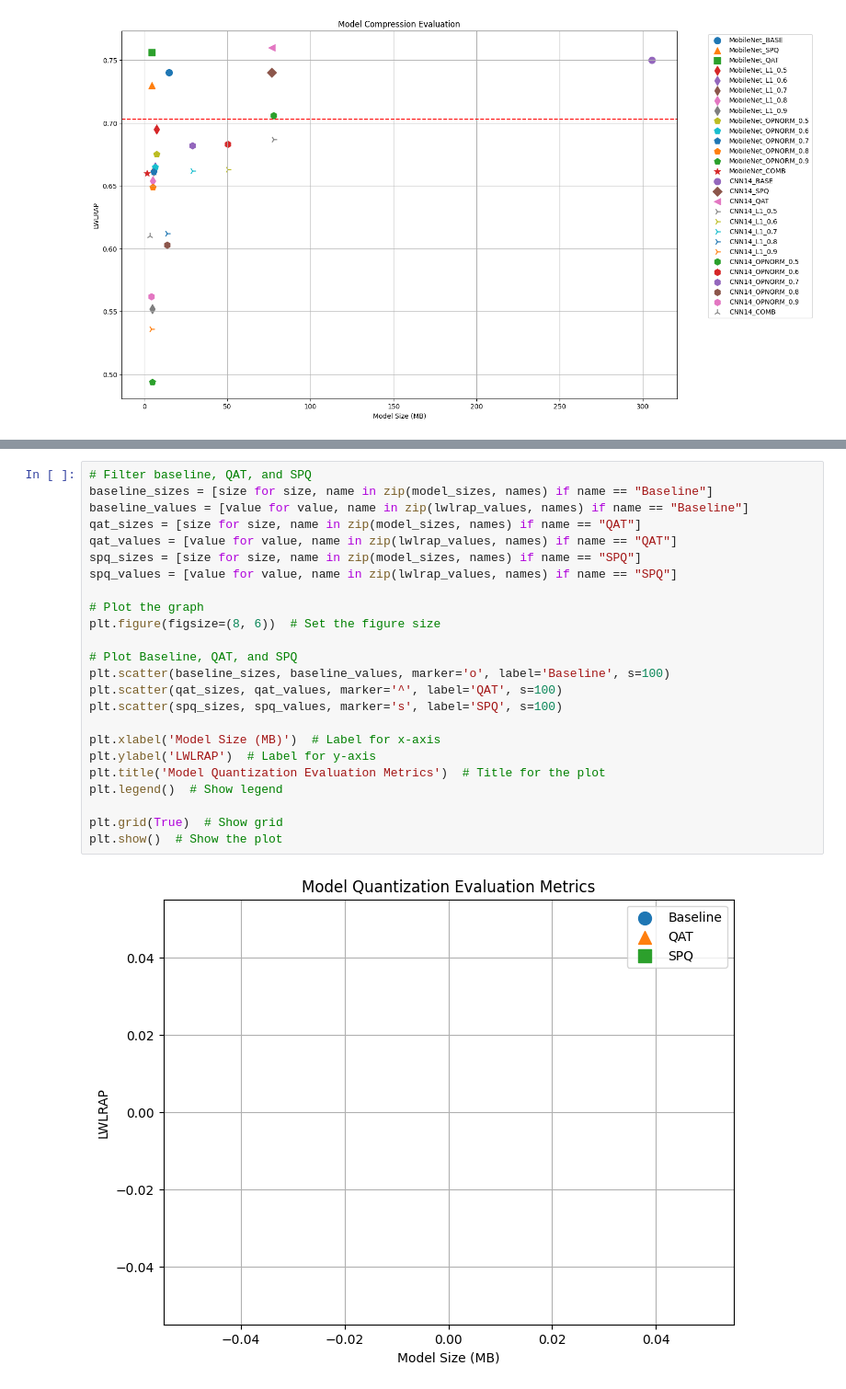
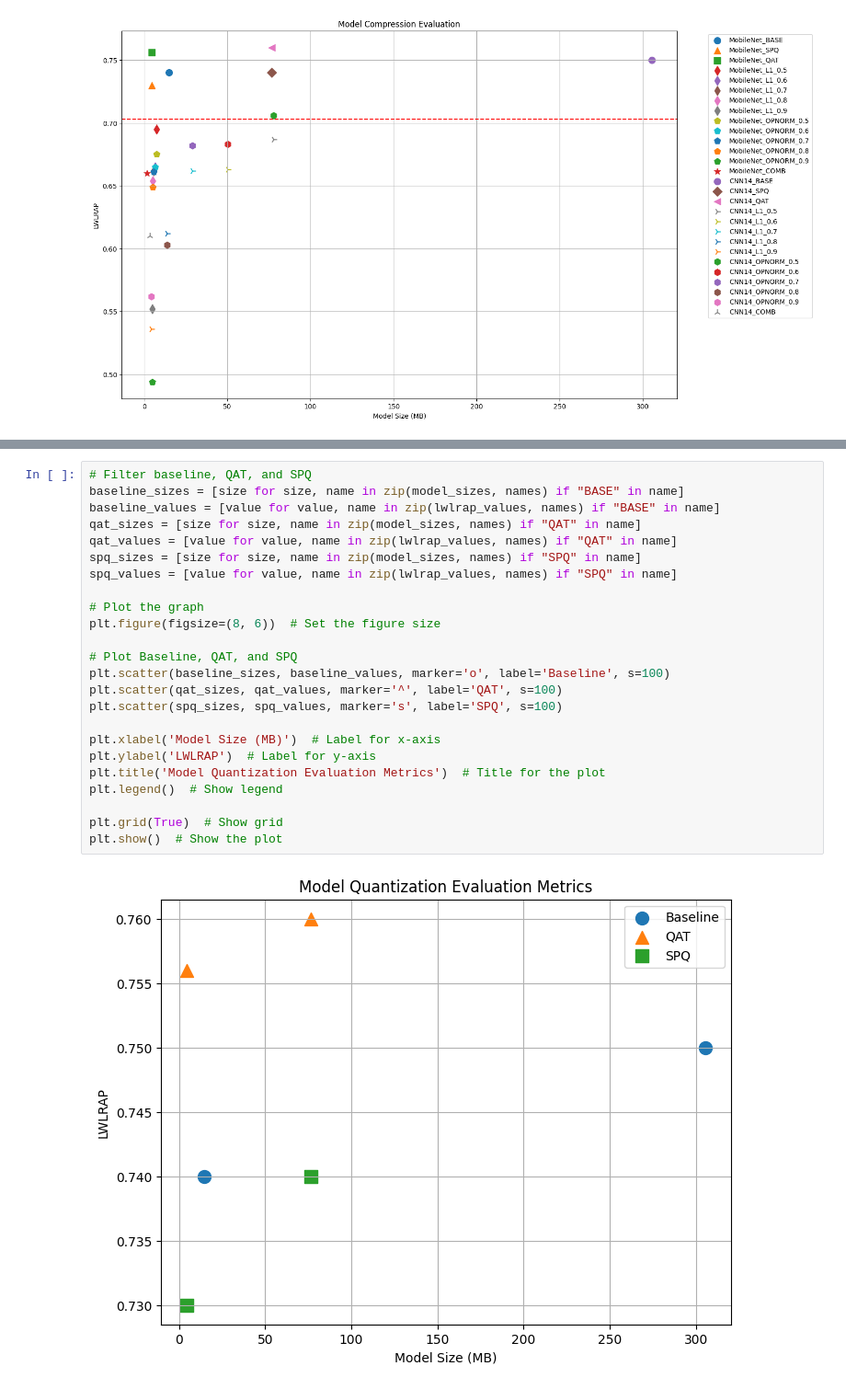
Before and after one commit to cyrielladriere/audio-environmental-monitoring, a Jupyter notebook: scripts/results.ipynb, the cells around one changed output, grey strips where cells are left out. Shown: that part at 92% size. Saved outputs shown, nothing was run; the diff lists cells and outputs as text.

```diff
--- a/scripts/results.ipynb
+++ b/scripts/results.ipynb
@@ -63,26 +92,26 @@ plt.show()  # Show the plot
 # %%
 # Filter baseline, QAT, and SPQ
-baseline_sizes = [size for size, name in zip(model_sizes, names) if name == "Baseline"]
-baseline_values = [value for value, name in zip(lwlrap_values, names) if name == "Baseline"]
-qat_sizes = [size for size, name in zip(model_sizes, names) if name == "QAT"]
-qat_values = [value for value, name in zip(lwlrap_values, names) if name == "QAT"]
-spq_sizes = [size for size, name in zip(model_sizes, names) if name == "SPQ"]
-spq_values = [value for value, name in zip(lwlrap_values, names) if name == "SPQ"]
+baseline_sizes = [size for size, name in zip(model_sizes, names) if "BASE" in name]
+baseline_values = [value for value, name in zip(lwlrap_values, names) if "BASE" in name]
+qat_sizes = [size for size, name in zip(model_sizes, names) if "QAT" in name]
+qat_values = [value for value, name in zip(lwlrap_values, names) if "QAT" in name]
+spq_sizes = [size for size, name in zip(model_sizes, names) if "SPQ" in name]
+spq_values = [value for value, name in zip(lwlrap_values, names) if "SPQ" in name]
 
 # Plot the graph
 plt.figure(figsize=(8, 6))  # Set the figure size
 
 # Plot Baseline, QAT, and SPQ
 plt.scatter(baseline_sizes, baseline_values, marker='o', label='Baseline', s=100)
 plt.scatter(qat_sizes, qat_values, marker='^', label='QAT', s=100)
 plt.scatter(spq_sizes, spq_values, marker='s', label='SPQ', s=100)
 
 plt.xlabel('Model Size (MB)')  # Label for x-axis
 plt.ylabel('LWLRAP')  # Label for y-axis
 plt.title('Model Quantization Evaluation Metrics')  # Title for the plot
 plt.legend()  # Show legend
 
 plt.grid(True)  # Show grid
 plt.show()  # Show the plot
 # %% [output]
-[figure, old version]
+[figure, new version]
```
Also changed, not shown: parts of 2 cells of this notebook, 8 other files.
